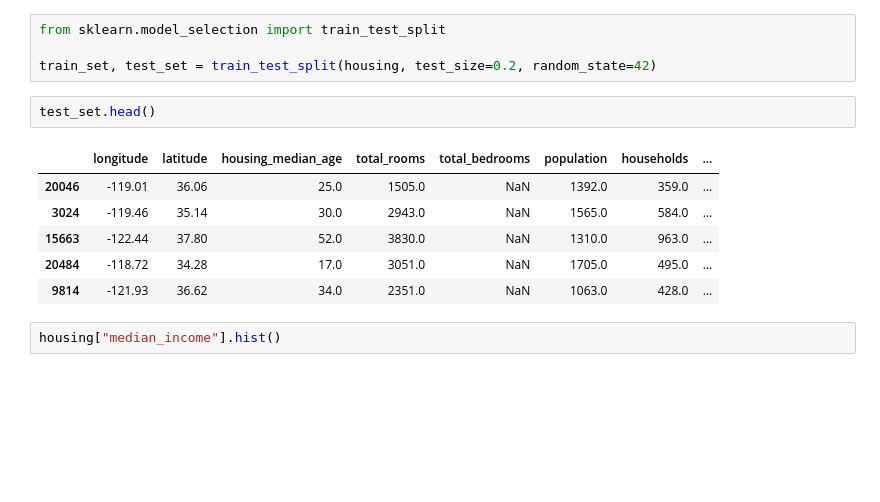
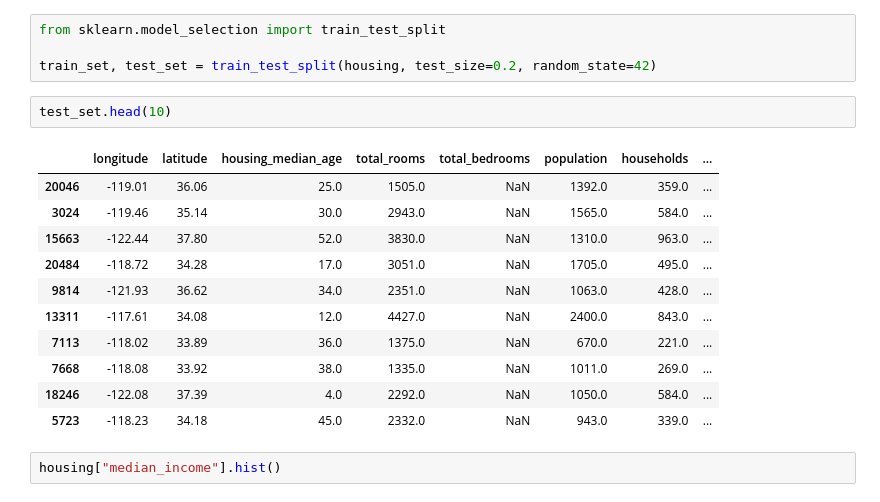
Before and after one commit to rahullo/DataScience-AI, a Jupyter notebook: ML/02_end_to_end_machine_learning_project.ipynb, the cells around one changed output. Cells and saved outputs as stored; diff of their text form; blank space fills up the shorter version.

```diff
--- a/ML/02_end_to_end_machine_learning_project.ipynb
+++ b/ML/02_end_to_end_machine_learning_project.ipynb
@@ -208,14 +214,19 @@ from sklearn.model_selection import train_test_split
 
 train_set, test_set = train_test_split(housing, test_size=0.2, random_state=42)
 # %%
-test_set.head()
+test_set.head(10)
 # %% [output]
 |  | longitude | latitude | housing_median_age | total_rooms | total_bedrooms | population | households | ... |
 | 20046 | -119.01 | 36.06 | 25.0 | 1505.0 | NaN | 1392.0 | 359.0 | ... |
 | 3024 | -119.46 | 35.14 | 30.0 | 2943.0 | NaN | 1565.0 | 584.0 | ... |
 | 15663 | -122.44 | 37.80 | 52.0 | 3830.0 | NaN | 1310.0 | 963.0 | ... |
 | 20484 | -118.72 | 34.28 | 17.0 | 3051.0 | NaN | 1705.0 | 495.0 | ... |
 | 9814 | -121.93 | 36.62 | 34.0 | 2351.0 | NaN | 1063.0 | 428.0 | ... |
+| 13311 | -117.61 | 34.08 | 12.0 | 4427.0 | NaN | 2400.0 | 843.0 | ... |
+| 7113 | -118.02 | 33.89 | 36.0 | 1375.0 | NaN | 670.0 | 221.0 | ... |
+| 7668 | -118.08 | 33.92 | 38.0 | 1335.0 | NaN | 1011.0 | 269.0 | ... |
+| 18246 | -122.08 | 37.39 | 4.0 | 2292.0 | NaN | 1050.0 | 584.0 | ... |
+| 5723 | -118.23 | 34.18 | 45.0 | 2332.0 | NaN | 943.0 | 339.0 | ... |
 # %%
 housing["median_income"].hist()
 # %% [output]
```
Also changed, not shown: parts of 68 cells of this notebook, 13 other files.
